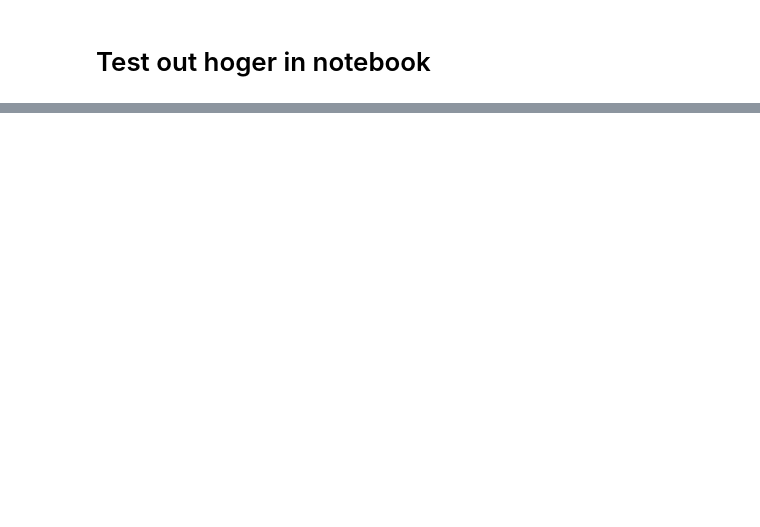
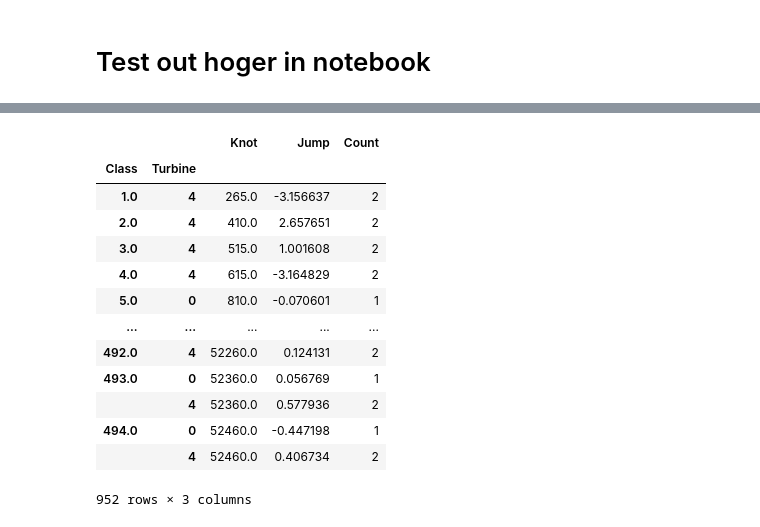
Before and after one commit to NREL/flasc, a Jupyter notebook: flasc/data_processing/hoger_nb.ipynb, the cells around one changed output, grey strips where cells are left out. Cells and saved outputs as stored; diff of their text form; code cells hidden in the pictures; blank space fills up the shorter version.

```diff
--- a/flasc/data_processing/hoger_nb.ipynb
+++ b/flasc/data_processing/hoger_nb.ipynb
@@ -171,0 +182,29 @@ df_jump
+# %%
+df_jump = (
+    df_jump.assign(Count=1, Class=discretize(df_jump["Knot"].values, threshold=threshold))
+    .groupby(["Class", "Turbine"])
+    #TODO Original code uses a "mode" but for now taking a shortcut with median
+    .agg(
+        {
+            "Knot": "median",  # Using median instead of shorth
+            "Jump": "mean",
+            "Count": "sum",
+        }
+    )
+    .reset_index()
+)
+# %% [output]
+|  |  | Knot | Jump | Count |
+| Class | Turbine |  |  |  |
+| 1.0 | 4 | 265.0 | -3.156637 | 2 |
+| 2.0 | 4 | 410.0 | 2.657651 | 2 |
+| 3.0 | 4 | 515.0 | 1.001608 | 2 |
+| 4.0 | 4 | 615.0 | -3.164829 | 2 |
+| 5.0 | 0 | 810.0 | -0.070601 | 1 |
+| ... | ... | ... | ... | ... |
+| 492.0 | 4 | 52260.0 | 0.124131 | 2 |
+| 493.0 | 0 | 52360.0 | 0.056769 | 1 |
+|  | 4 | 52360.0 | 0.577936 | 2 |
+| 494.0 | 0 | 52460.0 | -0.447198 | 1 |
+|  | 4 | 52460.0 | 0.406734 | 2 |
+952 rows × 3 columns
```
Also changed, not shown: parts of 6 cells of this notebook.
